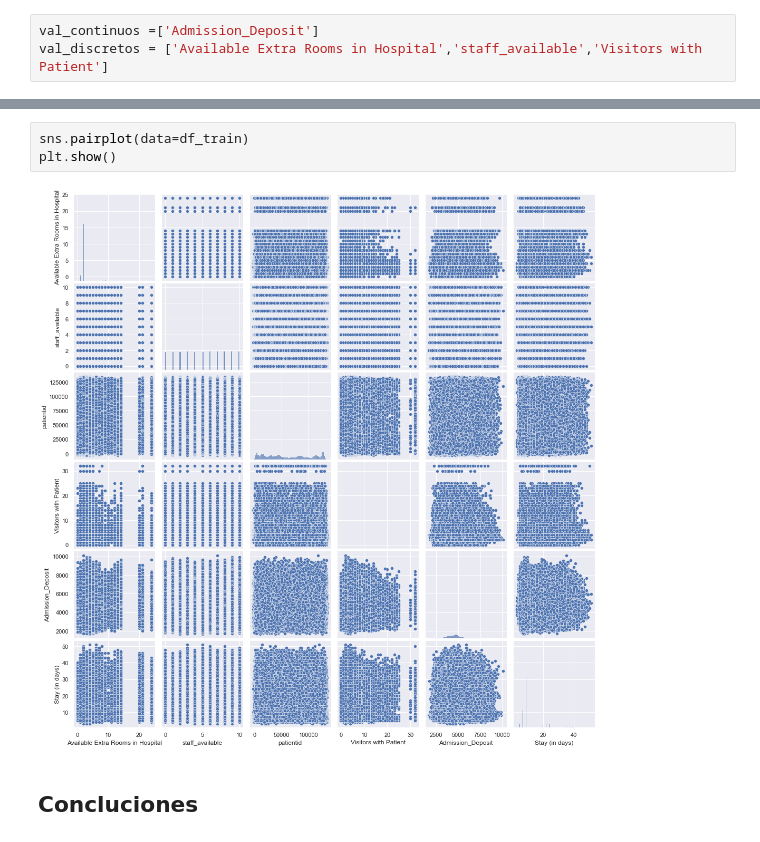
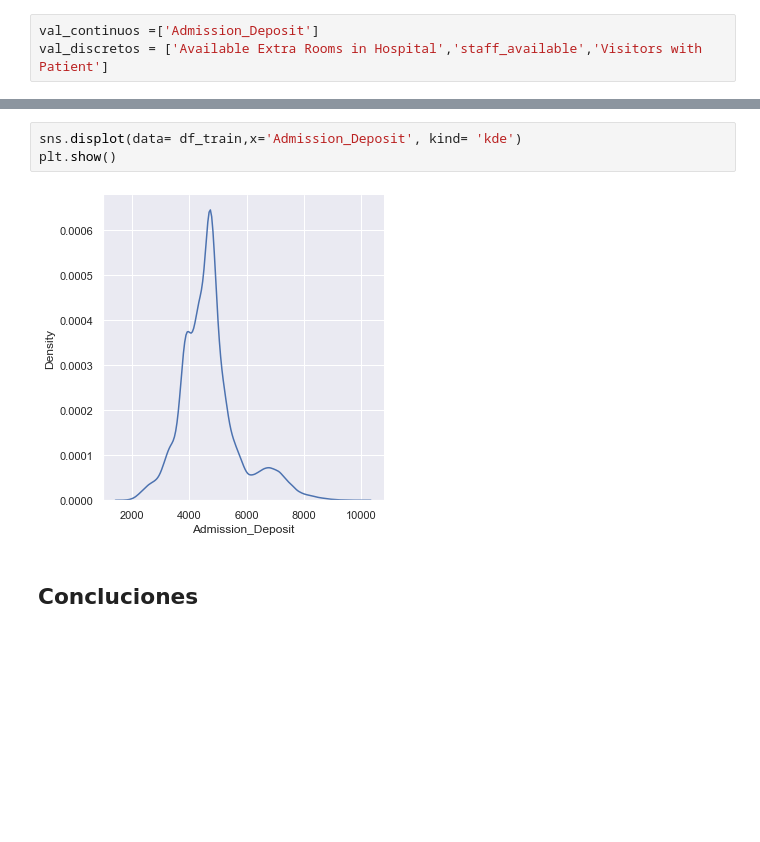
Before and after one commit to Heizhem/Datathon, a Jupyter notebook: eda.ipynb, the cells around one changed output, grey strips where cells are left out. Cells and saved outputs as stored; diff of their text form; blank space fills up the shorter version.

```diff
--- a/eda.ipynb
+++ b/eda.ipynb
@@ -127,8 +110,8 @@ sns.barplot(data= df_train,x='Available Extra Rooms in Hospital')
 # %%
-sns.pairplot(data=df_train)
+sns.displot(data= df_train,x='Admission_Deposit', kind= 'kde')
 plt.show()
 # %% [output]
-[figure, old version]
+[figure, new version]
 # %% [markdown]
 ## Concluciones
 # %% [markdown]
```
Also changed, not shown: parts of 2 cells of this notebook.
